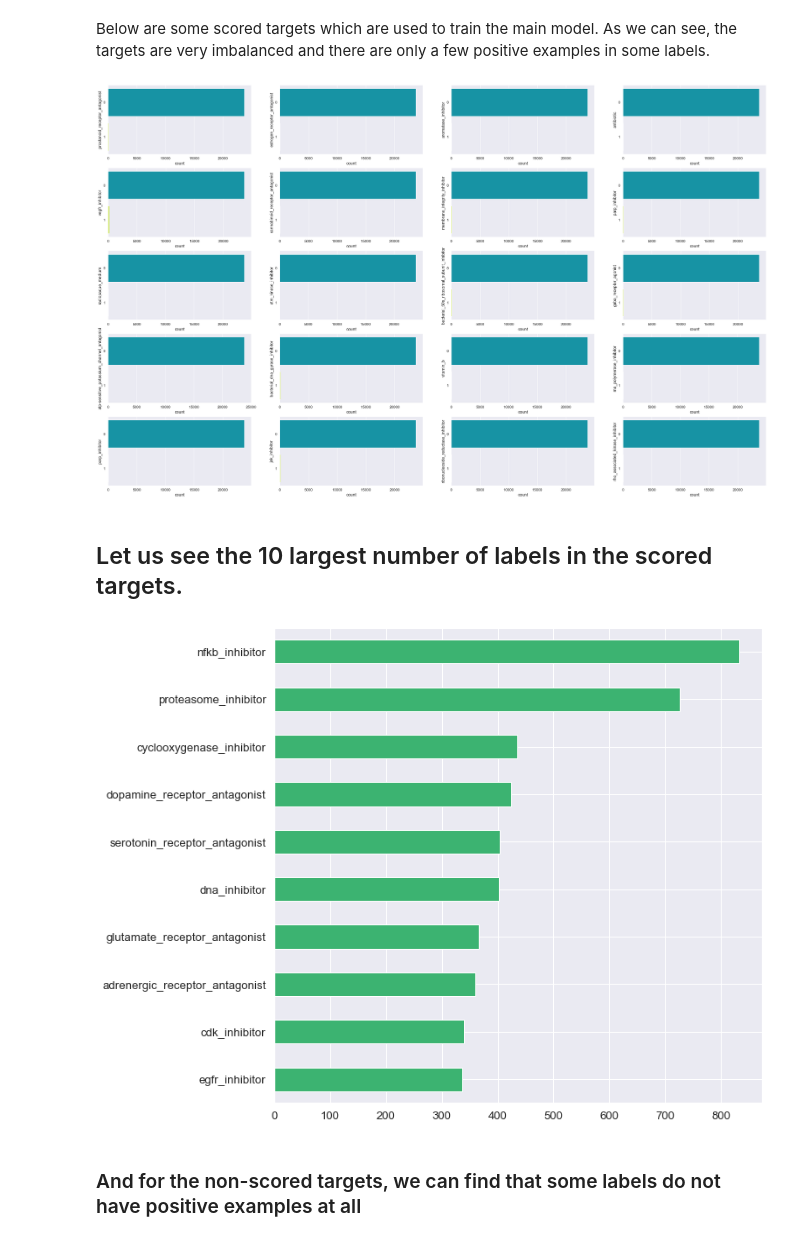
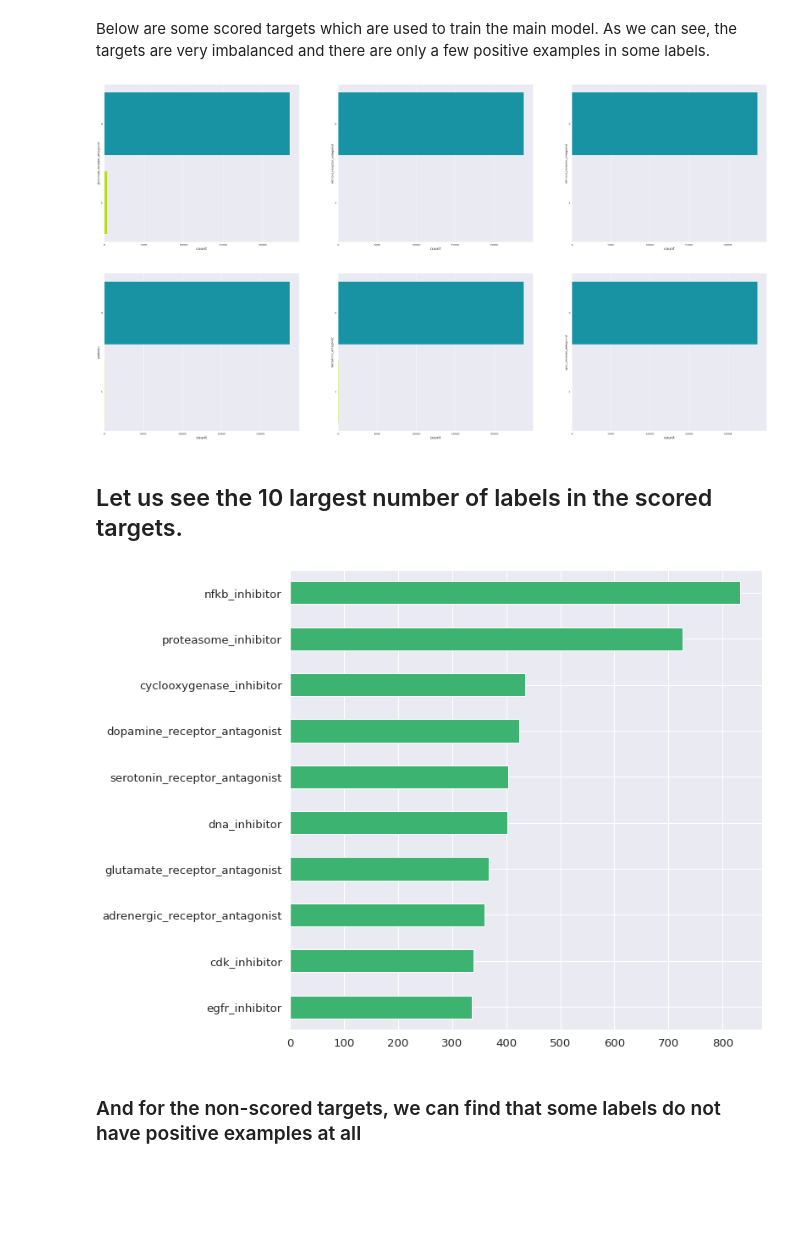
Before and after one commit to guohaoyu110/EE542_final, a Jupyter notebook: MoA-EDA.ipynb, the cells around one changed output. Drawn from its saved outputs; the diff is of its cells as text; code cells hidden in the pictures; blank space fills up the shorter version.

```diff
--- a/MoA-EDA.ipynb
+++ b/MoA-EDA.ipynb
@@ -349,25 +405,33 @@ plt.show()
 Below are some scored targets which are used to train the main model. As we can see, the targets are very imbalanced and there are only a few positive examples in some labels.
 # %%
 import sys
-import matplotlib; matplotlib.use('TkAgg')
+# import matplotlib; matplotlib.use('TkAgg')
+
 target_s_copy = train_targets_scored.copy()
 target_s_copy.drop('sig_id', axis=1, inplace=True)
-n_row = 20
-n_col = 4
+n_row = 6
+n_col = 3
 n_sub = 1
-fig = plt.figure(figsize=(20,50))
+# plt.xlabel("count",fontsize=20)
+fig = plt.figure(figsize=(30,50))
 fig.show()
+plt.rcParams.update({"font.size":20})
+
 plt.subplots_adjust(left=-0.3, right=1.3,bottom=-0.3,top=1.3)
 for i in np.random.choice(np.arange(0,target_s_copy.shape[1],1),n_row):
     plt.subplot(n_row, n_col, n_sub)
+#     plt.xticks(fontsize=20,rotation=90)
+#     plt.yticks(fontsize=20)
+    plt.xlabel("count",fontsize=20)
+    # plt.ylabel("rate",fontsize=20)
     sns.countplot(y=target_s_copy.iloc[:, i],palette='nipy_spectral',orient='h')
 
-    # plt.legend()
+#     plt.legend(fontsize=20)   # handles with labels found to put in legend
     # plt.legend（）函数主要的作用就是给图加上图例，plt.legend([x,y,z])里面的参数使用的是list的的形式将图表的的名称喂给这和函数。
     n_sub+=1
 plt.show()
 # %% [output]
-[figure, old version]
+[figure, new version]
 # %% [markdown]
 ## Let us see the 10 largest number of labels in the scored targets.
 # %%
@@ -375,7 +439,7 @@ plt.figure(figsize=(10,10))
 target_s_copy.sum().sort_values()[-10:].plot(kind='barh',color='mediumseagreen')
 plt.show()
 # %% [output]
-[figure, old version]
+[figure, new version]
 # %% [markdown]
 ### And for the non-scored targets, we can find that some labels do not have positive examples at all
 # %%
```
Also changed, not shown: parts of 47 cells of this notebook.
